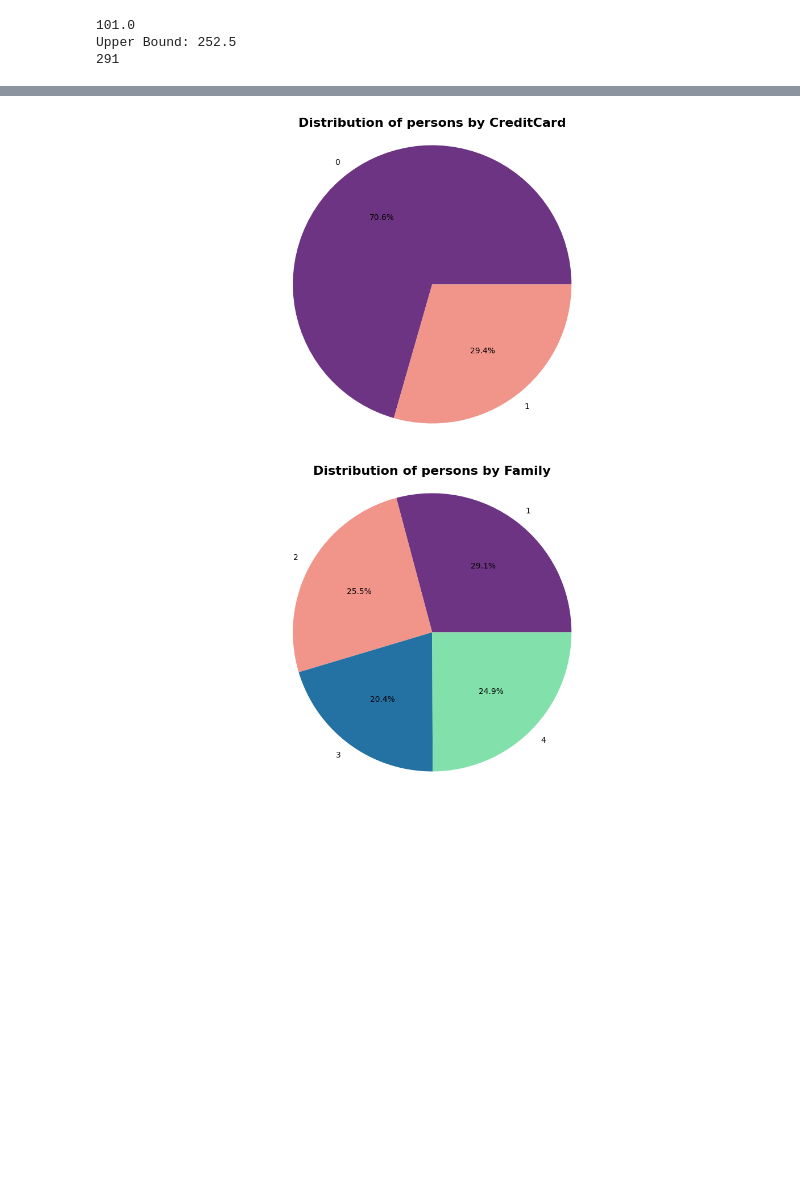
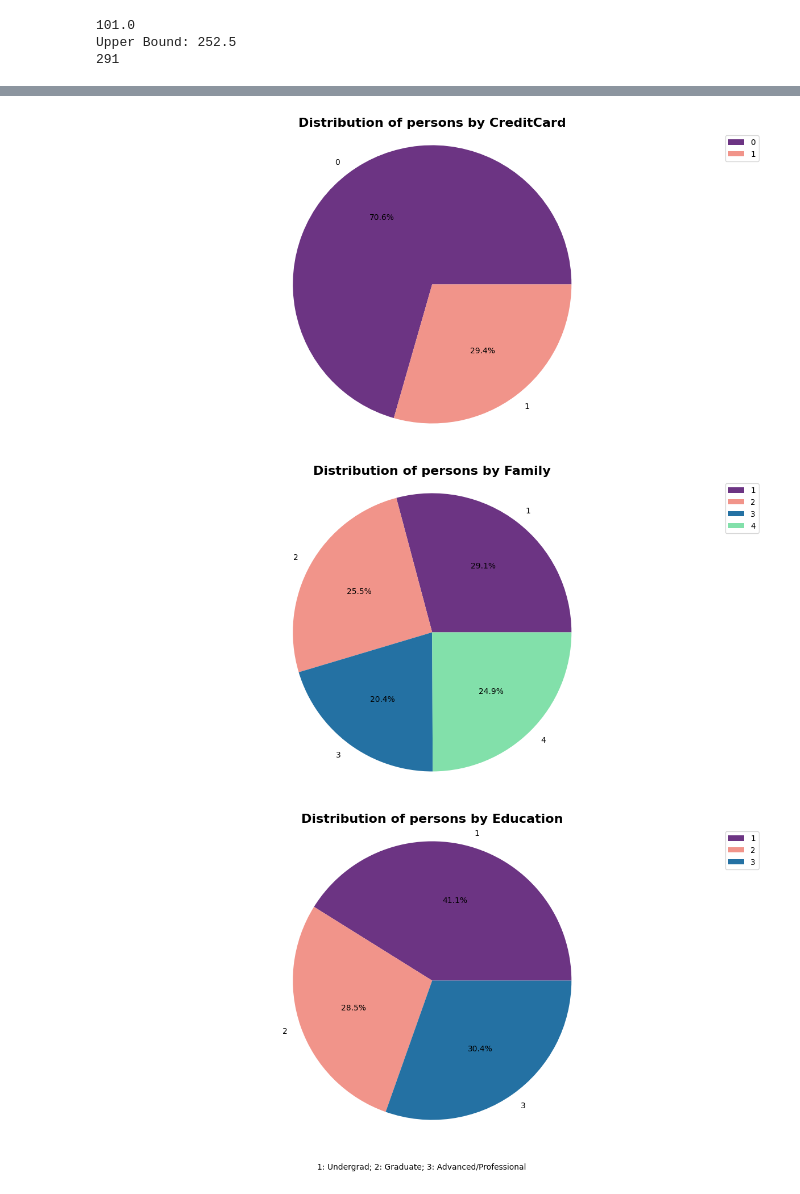
Before and after one commit to CharalamposZisis/Bank-Loan-Classification, a Jupyter notebook: main.ipynb, the cells around one changed output, grey strips where cells are left out. Drawn from its saved outputs; the diff is of its cells as text; code cells hidden in the pictures; blank space fills up the shorter version.

```diff
--- a/main.ipynb
+++ b/main.ipynb
@@ -109,6 +109,9 @@ df.describe()
 | 50% | 2500.500000 | 45.000000 | 20.000000 | 64.000000 | 93437.000000 | 2.000000 | 1.500000 | 2.000000 | 0.000000 | 0.000000 | ... |
 | 75% | 3750.250000 | 55.000000 | 30.000000 | 98.000000 | 94608.000000 | 3.000000 | 2.500000 | 3.000000 | 101.000000 | 0.000000 | ... |
 | max | 5000.000000 | 67.000000 | 43.000000 | 224.000000 | 96651.000000 | 4.000000 | 10.000000 | 3.000000 | 635.000000 | 1.000000 | ... |
+# %%
+# ID is actually act as an identifier and lacks valuable insformation. So we remove this feature:
+df.drop('ID', axis=1, inplace=True)
 # %%
 df.nunique()
 # %% [output]
@@ -259,8 +257,12 @@ def plot_categ_(df: pd.DataFrame, col: str):
     df4.plot.pie(autopct ='%1.1f%%',figsize=(15,7),colors = ['#6C3483', '#F1948A', '#2471A3', '#82E0AA', '#A569BD', '#F7DC6F'])
     plt.title(f'Distribution of persons by {col}', fontsize=16, fontweight='bold')
     plt.axis('equal')
+    plt.legend()
+
+    if col == "Education":
+        plt.figtext(0.5, 0.02,"1: Undergrad; 2: Graduate; 3: Advanced/Professional", ha='center', fontsize=10)
     plt.show()
 
-for col in ["Personal Loan", "Securities Account", "CD Account", "Online", "CreditCard", "Family"]:
+for col in [ "Securities Account", "CD Account", "Online", "CreditCard", "Family","Education"]:
     plot_categ_(df,col)
 # %% [output]
@@ -271,3 +273,4 @@ for col in ["Personal Loan", "Securities Account", "CD Account", "Online", "Cred
-[figure, old version]
+[figure, new version]
-[figure, old version]
+[figure, new version]
+[figure, added]
 # %% [markdown]
```
Also changed, not shown: parts of 15 cells of this notebook, 1 other file.
